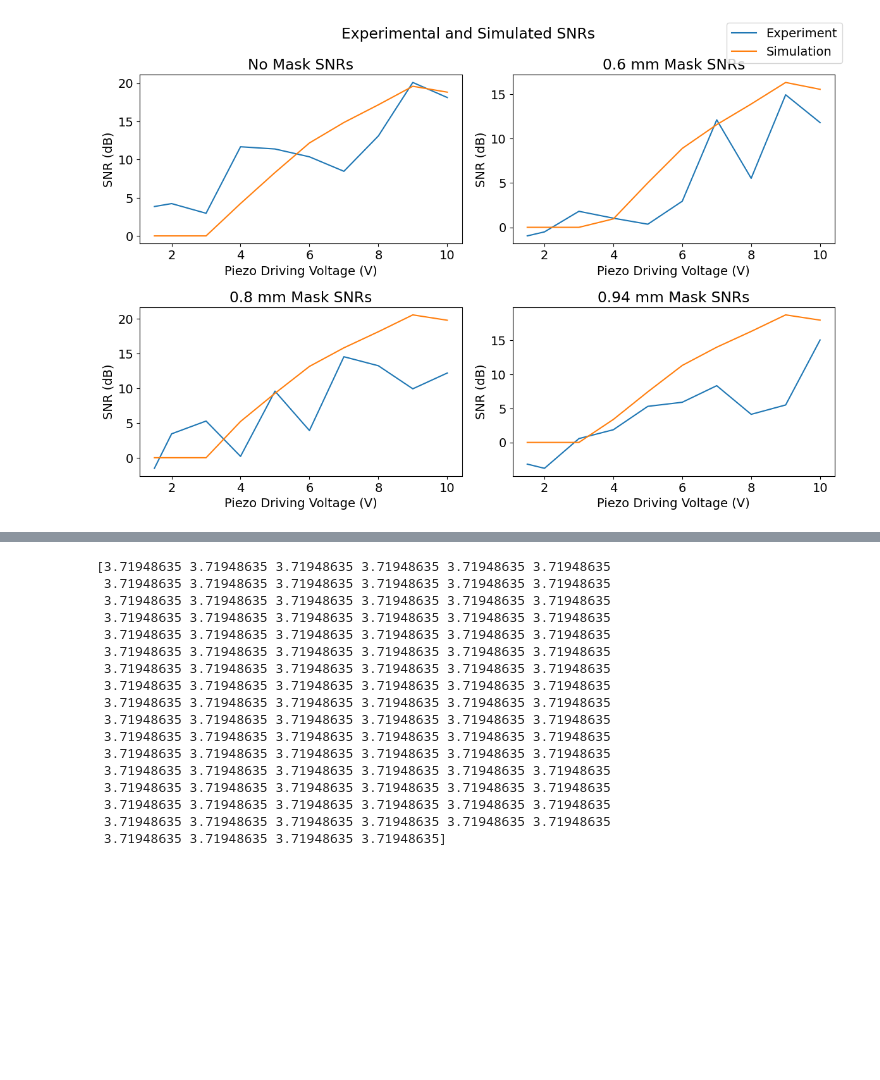
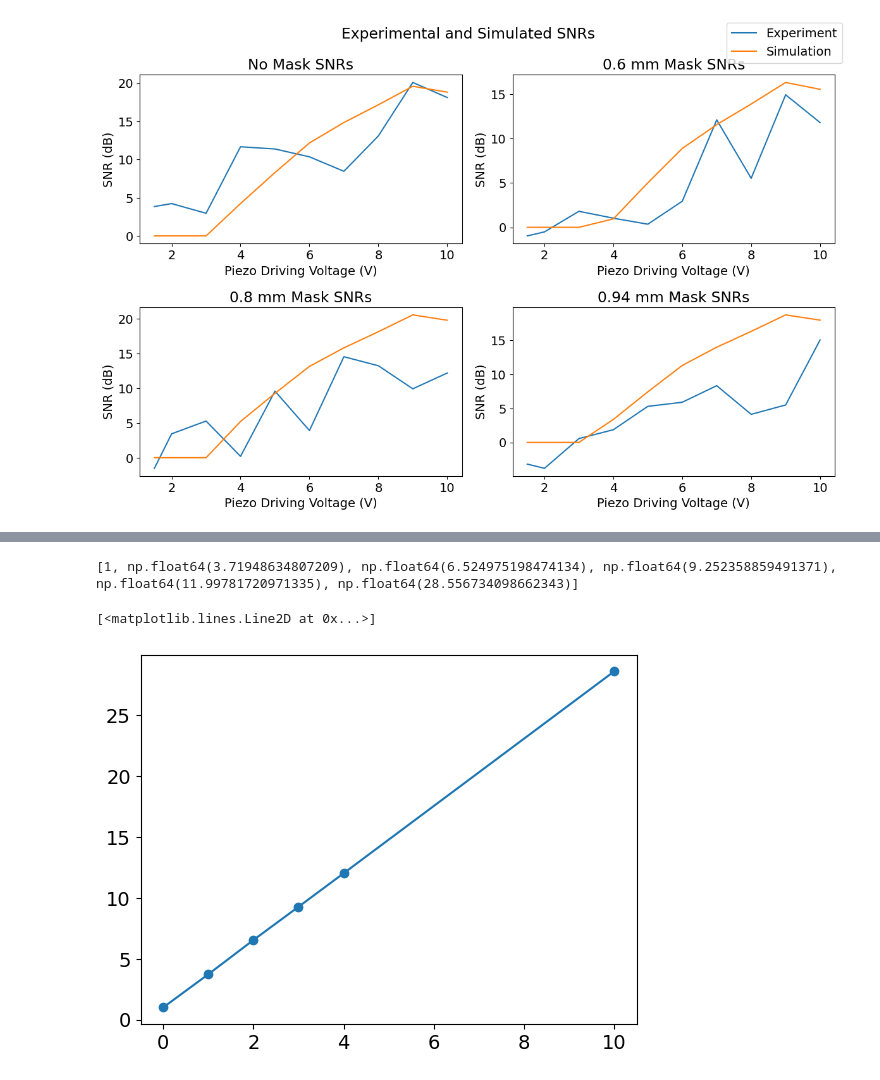
Before and after one commit to morrisonzach/fiber_optic_acoustics, a Jupyter notebook: report_graphs.ipynb, the cells around one changed output, grey strips where cells are left out. Cells and saved outputs as stored; diff of their text form; code cells hidden in the pictures; blank space fills up the shorter version.

```diff
--- a/report_graphs.ipynb
+++ b/report_graphs.ipynb
@@ -795,21 +866,14 @@ plt.show()
 # %%
 gaps_diffs_waists = np.array(gaps_diffs_waists)
-print(gaps_diffs_waists[1][:, 1] / gaps_diffs_waists[0][:, 1])
+fact = [1]
+for i in range(len(gaps_diffs_waists) - 1):
+    fact.append(np.mean(gaps_diffs_waists[i + 1][:, 1] / gaps_diffs_waists[0][:, 1]))
+print(fact)
 # %% [output]
-[3.71948635 3.71948635 3.71948635 3.71948635 3.71948635 3.71948635
- 3.71948635 3.71948635 3.71948635 3.71948635 3.71948635 3.71948635
- 3.71948635 3.71948635 3.71948635 3.71948635 3.71948635 3.71948635
- 3.71948635 3.71948635 3.71948635 3.71948635 3.71948635 3.71948635
- 3.71948635 3.71948635 3.71948635 3.71948635 3.71948635 3.71948635
- 3.71948635 3.71948635 3.71948635 3.71948635 3.71948635 3.71948635
- 3.71948635 3.71948635 3.71948635 3.71948635 3.71948635 3.71948635
- 3.71948635 3.71948635 3.71948635 3.71948635 3.71948635 3.71948635
- 3.71948635 3.71948635 3.71948635 3.71948635 3.71948635 3.71948635
- 3.71948635 3.71948635 3.71948635 3.71948635 3.71948635 3.71948635
- 3.71948635 3.71948635 3.71948635 3.71948635 3.71948635 3.71948635
- 3.71948635 3.71948635 3.71948635 3.71948635 3.71948635 3.71948635
- 3.71948635 3.71948635 3.71948635 3.71948635 3.71948635 3.71948635
- 3.71948635 3.71948635 3.71948635 3.71948635 3.71948635 3.71948635
- 3.71948635 3.71948635 3.71948635 3.71948635 3.71948635 3.71948635
- 3.71948635 3.71948635 3.71948635 3.71948635 3.71948635 3.71948635
- 3.71948635 3.71948635 3.71948635 3.71948635]
+[1, np.float64(3.71948634807209), np.float64(6.524975198474134), np.float64(9.252358859491371), np.float64(11.99781720971335), np.float64(28.556734098662343)]
+# %%
+m = [0, 1, 2, 3, 4, 10]
+plt.plot(m, fact, "-o")
+# %% [output]
+[<matplotlib.lines.Line2D at 0x...>]
+[figure, added]
```
Also changed, not shown: parts of 8 cells of this notebook, 8 other files.
